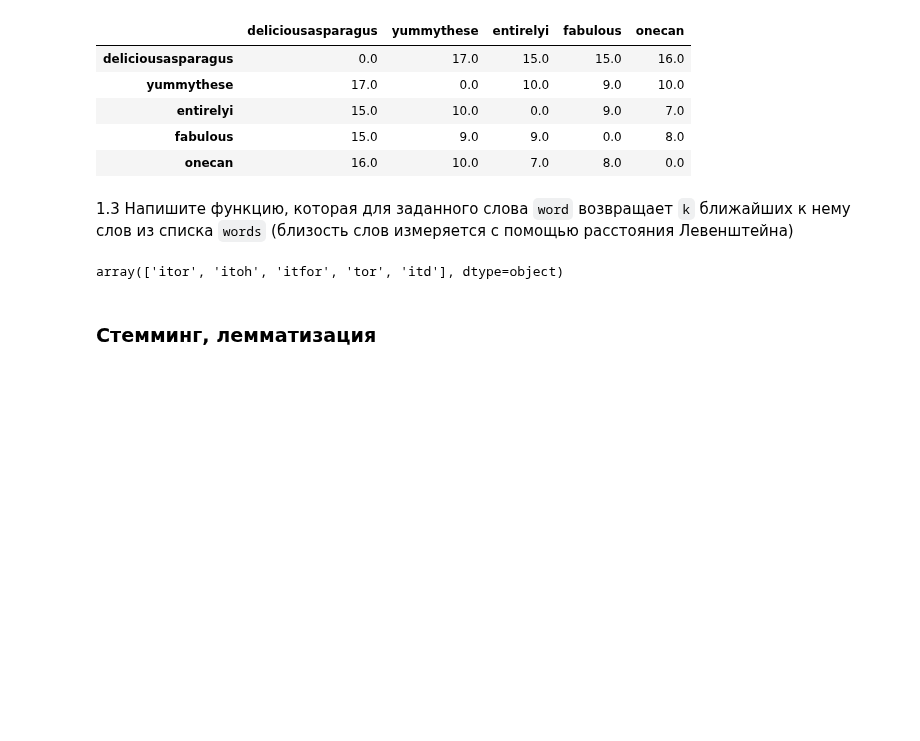
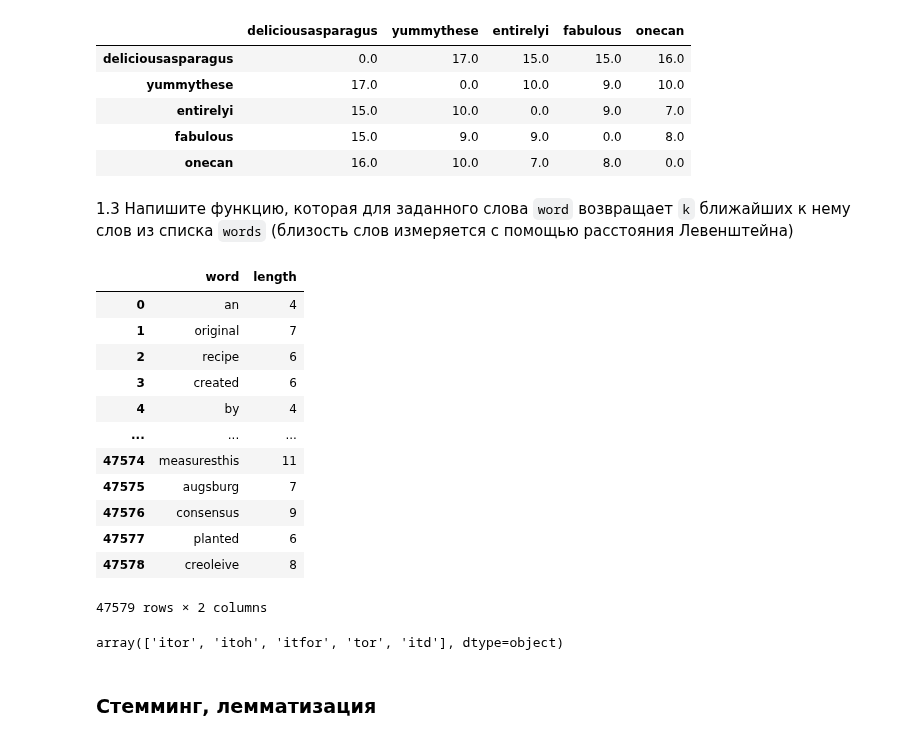
Before and after one commit to Amikuto/BigDataPT-BDPT-, a Jupyter notebook: Lesson9/09_string_2_Фамилия_Имя_Группа.ipynb, the cells around one changed output. Drawn from its saved outputs; the diff is of its cells as text; code cells hidden in the pictures; blank space fills up the shorter version.

```diff
--- a/Lesson9/09_string_2_Фамилия_Имя_Группа.ipynb
+++ b/Lesson9/09_string_2_Фамилия_Имя_Группа.ipynb
@@ -190,11 +190,27 @@ matrix
 # %%
 k = 5
 word = "itor"
 levenshtein_distance = pd.DataFrame(unique_words, columns=["word"])
 levenshtein_distance["length"] = levenshtein_distance["word"].map(lambda x: edit_distance(word, x))
-levenshtein_distance.sort_values("length")[:k]["word"].values
+levenshtein_distance
 # %% [output]
+|  | word | length |
+| 0 | an | 4 |
+| 1 | original | 7 |
+| 2 | recipe | 6 |
+| 3 | created | 6 |
+| 4 | by | 4 |
+| ... | ... | ... |
+| 47574 | measuresthis | 11 |
+| 47575 | augsburg | 7 |
+| 47576 | consensus | 9 |
+| 47577 | planted | 6 |
+| 47578 | creoleive | 8 |
-array(['itor', 'itoh', 'itfor', 'tor', 'itd'], dtype=object)
+47579 rows × 2 columns
+# %%
+levenshtein_distance.sort_values("length")[:k]["word"].values
+# %% [output]
+array(['itor', 'itoh', 'itfor', 'tor', 'itd'], dtype=object)
 # %% [markdown]
 ### Стемминг, лемматизация
 # %% [markdown]
```
Also changed, not shown: parts of 8 cells of this notebook.
